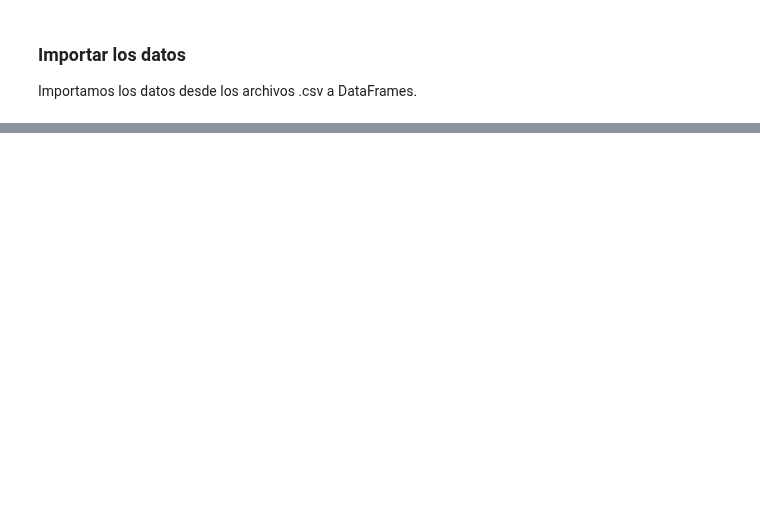
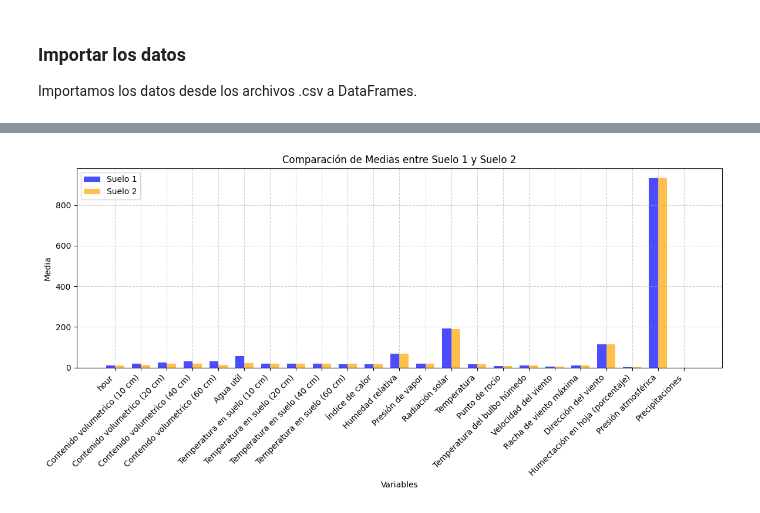
Before and after one commit to rodrigocastroviejo/Optimizacion-de-Riego-Deficitario-Controlado-en-cultivos-Le-osos-Mediante-Machine-Learning, a Jupyter notebook: model/loader.ipynb, the cells around one changed output, grey strips where cells are left out. Drawn from its saved outputs; the diff is of its cells as text; code cells hidden in the pictures; blank space fills up the shorter version.

```diff
--- a/model/loader.ipynb
+++ b/model/loader.ipynb
@@ -27,7 +27,7 @@ df_datos_suelo1 = pd.read_csv(
 )
 
 # Convertir la columna 'hour' a tipo datetime combinándola con 'date'
-df_datos_suelo1['datetime'] = pd.to_datetime(df_datos_suelo1['date']) + pd.to_timedelta(df_datos_suelo1['hour'], unit='h')
+#df_datos_suelo1['datetime'] = pd.to_datetime(df_datos_suelo1['date']) + pd.to_timedelta(df_datos_suelo1['hour'], unit='h')
 
 df_datos_suelo2 = pd.read_csv(
     'data/Mini2_OUT.csv',
@@ -39,7 +39,7 @@ df_datos_suelo2 = pd.read_csv(
 )
 
 # Convertir la columna 'hour' a tipo datetime combinándola con 'date'
-df_datos_suelo2['datetime'] = pd.to_datetime(df_datos_suelo2['date']) + pd.to_timedelta(df_datos_suelo2['hour'], unit='h')
+#df_datos_suelo2['datetime'] = pd.to_datetime(df_datos_suelo2['date']) + pd.to_timedelta(df_datos_suelo2['hour'], unit='h')
 
 df_riego = pd.read_csv(
     'data/RIEGOS ALMENDRO2024.csv',
@@ -125,0 +136,85 @@ display(df_riego)
+# %%
+import matplotlib.pyplot as plt
+import numpy as np
+
+X_datos_suelo1 = pd.merge(df_datos_suelo1, df_clima)
+X_datos_suelo2 = pd.merge(df_datos_suelo2, df_clima)
+
+# Seleccionar solo columnas numéricas (excluyendo datetime)
+numeric_cols = X_datos_suelo1.select_dtypes(include=['number']).columns
+
+# Calcular medias y varianzas para ambos datasets
+medias1 = X_datos_suelo1[numeric_cols].mean(axis=0)
+varianzas1 = X_datos_suelo1[numeric_cols].var(axis=0)
+
+medias2 = X_datos_suelo2[numeric_cols].mean(axis=0)
+varianzas2 = X_datos_suelo2[numeric_cols].var(axis=0)
+
+# Visualizamos media y desviación para un posible posterior análisis
+#display(X_datos_suelo1)
+print("Medias de los datos por columnas para X_datos_suelo1:")
+print("Medias", medias1)
+print("\nVarianzas de los datos por columnas para X_datos_suelo1:")
+print("Desviaciones\n", varianzas1)
+#display(X_datos_suelo2)
+print("Medias de los datos por columnas para X_datos_suelo2:")
+print("Medias", medias1)
+print("\nVarianzas de los datos por columnas para X_datos_suelo2:")
+print("Desviaciones", varianzas2)
+
+#lo mostramos en forma de grafico para su mejor visualización
+
+plt.figure(figsize=(12, 6))
+
+# Posiciones de las barras
+x = np.arange(len(numeric_cols))
+width = 0.35
+
+# Barras para X_datos_suelo1
+plt.bar(x - width/2, medias1, width, label='Suelo 1', color='blue', alpha=0.7)
+# Barras para X_datos_suelo2
+plt.bar(x + width/2, medias2, width, label='Suelo 2', color='orange', alpha=0.7)
+
+plt.xlabel('Variables')
+plt.ylabel('Media')
+plt.title('Comparación de Medias entre Suelo 1 y Suelo 2')
+plt.xticks(x, numeric_cols, rotation=45, ha='right')
+plt.legend()
+plt.grid(True, linestyle='--', alpha=0.6)
+plt.tight_layout()
+plt.show()
+
+plt.figure(figsize=(12, 6))
+
+# Barras para varianzas
+plt.bar(x - width/2, varianzas1, width, label='Suelo 1', color='blue', alpha=0.7)
+plt.bar(x + width/2, varianzas2, width, label='Suelo 2', color='orange', alpha=0.7)
+
+plt.xlabel('Variables')
+plt.ylabel('Varianza')
+plt.title('Comparación de Varianzas entre Suelo 1 y Suelo 2')
+plt.xticks(x, numeric_cols, rotation=45, ha='right')
+plt.legend()
+plt.grid(True, linestyle='--', alpha=0.6)
+plt.tight_layout()
+plt.show()
+
+
+plt.figure(figsize=(12, 6))
+
+# Calcular desviaciones estándar
+std1 = np.sqrt(varianzas1)
+std2 = np.sqrt(varianzas2)
+
+plt.bar(x - width/2, medias1, width, yerr=std1, label='Suelo 1', color='blue', alpha=0.7, capsize=5)
+plt.bar(x + width/2, medias2, width, yerr=std2, label='Suelo 2', color='orange', alpha=0.7, capsize=5)
+
+plt.xlabel('Variables')
+plt.ylabel('Media ± Desviación Estándar')
+plt.title('Medias con Desviación Estándar: Suelo 1 vs Suelo 2')
+plt.xticks(x, numeric_cols, rotation=45, ha='right')
+plt.legend()
+plt.grid(True, linestyle='--', alpha=0.6)
+plt.tight_layout()
+plt.show()
+# %% [output]
@@ -125,0 +238 @@ display(df_riego)
+[figure, added]
```
Also changed, not shown: parts of 6 cells of this notebook, 4 other files.
